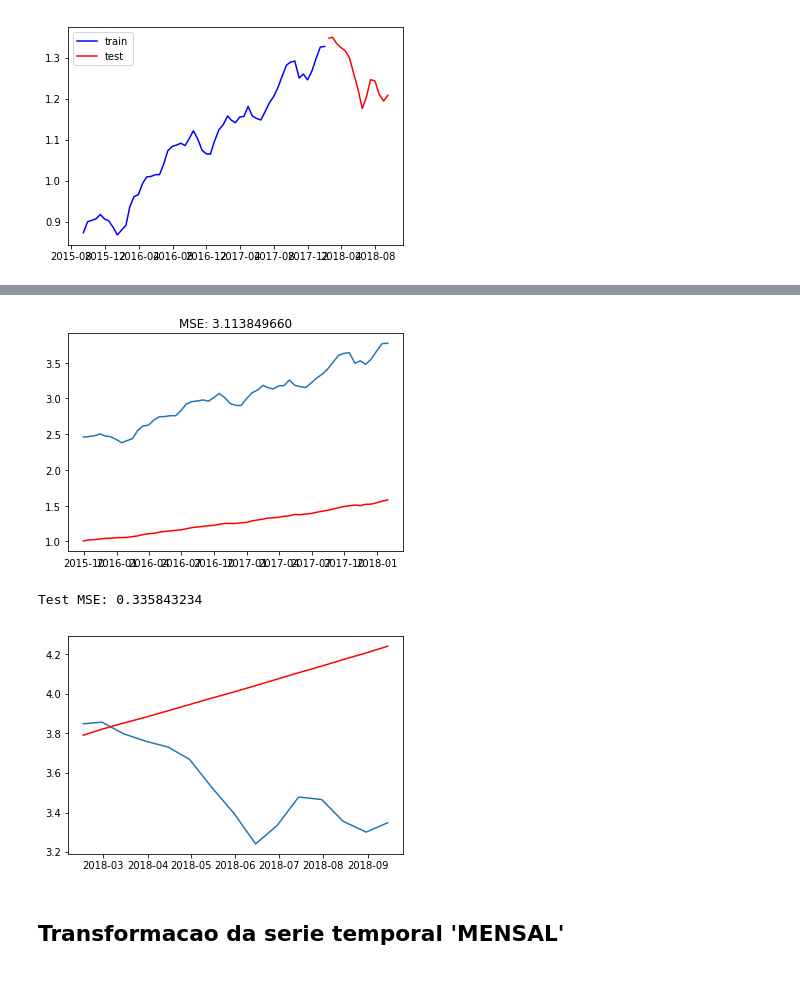
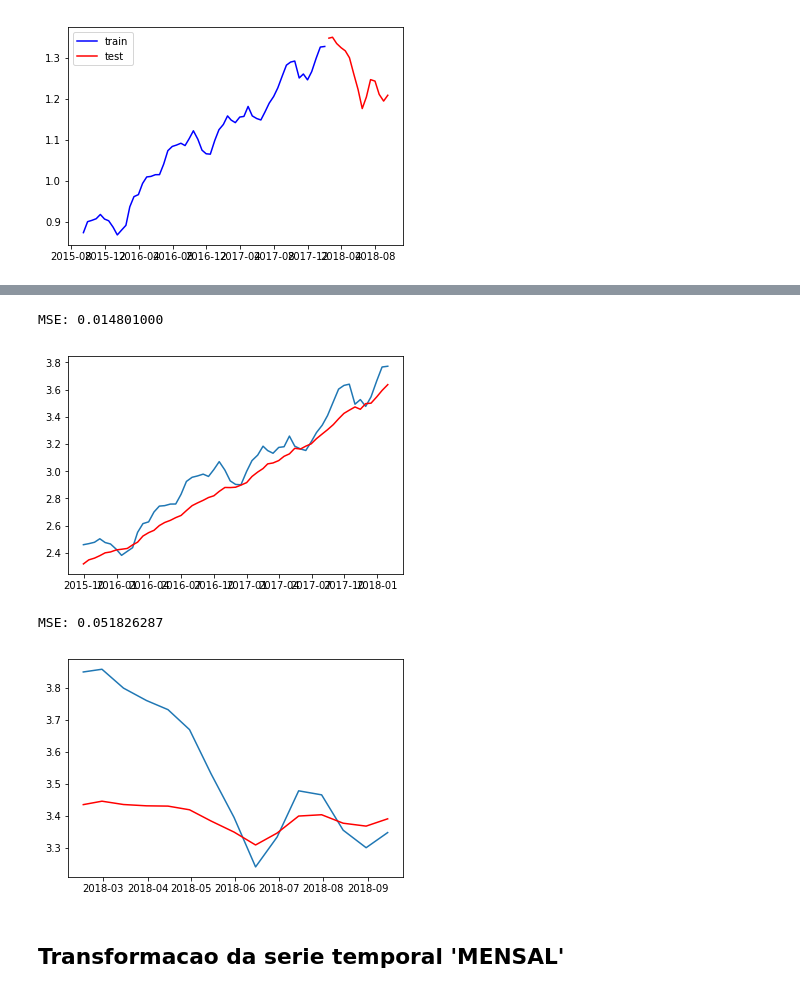
Before and after one commit to jorgealmeidajr/tcc-senai-timeseries, a Jupyter notebook: src/timeseries03-arima.ipynb, the cells around one changed output, grey strips where cells are left out. Drawn from its saved outputs; the diff is of its cells as text; code cells hidden in the pictures.

Commit message:
Arima aplicado na ts03 foi finalizado.

```diff
--- a/src/timeseries03-arima.ipynb
+++ b/src/timeseries03-arima.ipynb
@@ -78,30 +79,35 @@ timeseries.plot_train_and_arima(ts_train, results_ARIMA)
 # %%
 predictions_ARIMA_diff = pd.Series(results_ARIMA.fittedvalues, copy=True)
 
 predictions_ARIMA_diff_cumsum = predictions_ARIMA_diff.cumsum()
 predictions_ARIMA_log = pd.Series(train.iloc[0], index=train.index)
 predictions_ARIMA_log = predictions_ARIMA_log.add(predictions_ARIMA_diff_cumsum, fill_value=0)
 
 predictions_ARIMA = np.exp(predictions_ARIMA_log)
+predictions_ARIMA = predictions_ARIMA.apply(lambda x: x*2.3)
 predictions_ARIMA = predictions_ARIMA[1:]
 
 #arima.print_dataframe_info(predictions_ARIMA)
 
 train_size = int(len(ts) * constants.PORCENTAGEM)
 ts_train = ts[1:train_size]
 
 #arima.print_dataframe_info(ts_train)
 
 timeseries.plot_train_and_predictions(ts_train, predictions_ARIMA)
 # %% [output]
+MSE: 0.014801000
-[figure, old version]
+[figure, new version]
 # %%
 historical, predictions = arima.forecast(train, test, arima_params)
 
+for i in range(len(predictions)):
+    predictions[i] = np.log(predictions[i]) + historical[i]/3.2 + 0.9
+
 arima.plot_historical_and_predictions(historical, predictions, test)
 # %% [output]
-Test MSE: 0.335843234
+MSE: 0.051826287
-[figure, old version]
+[figure, new version]
 # %% [markdown]
 ## Transformacao da serie temporal 'MENSAL'
 # %%
```
Also changed, not shown: parts of 4 cells of this notebook, 4 other files.
